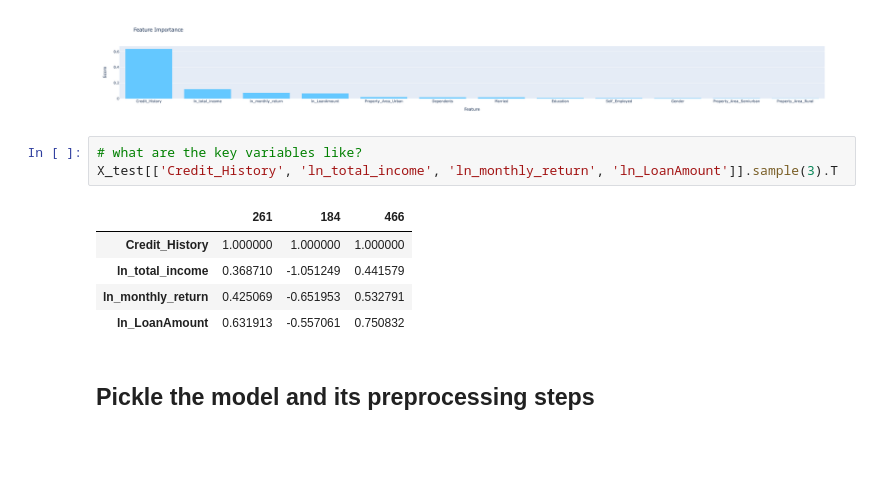
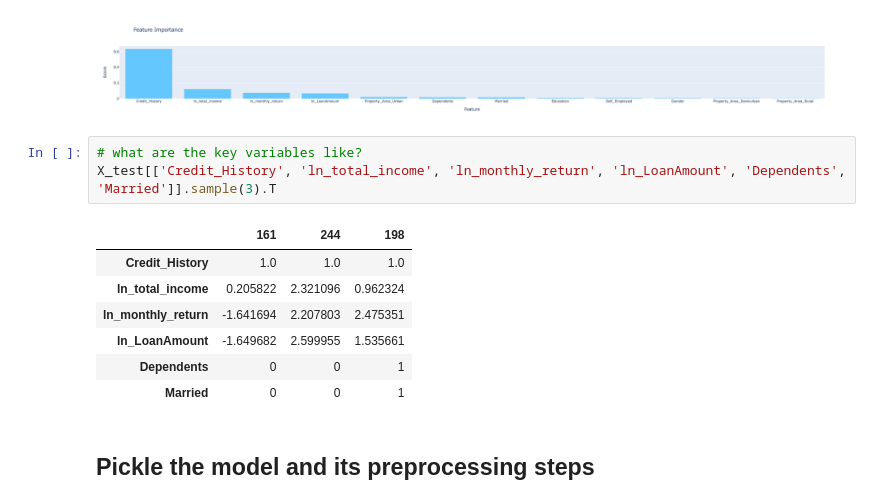
Before and after one commit to boat-33/504-mortgage-loans-predictor, a Jupyter notebook: analysis/mortgage-loans-model-building.ipynb, the cells around one changed output. Drawn from its saved outputs; the diff is of its cells as text; blank space fills up the shorter version.

```diff
--- a/analysis/mortgage-loans-model-building.ipynb
+++ b/analysis/mortgage-loans-model-building.ipynb
@@ -572,13 +615,15 @@ fig
 [figure]
 # %%
 # what are the key variables like?
-X_test[['Credit_History', 'ln_total_income', 'ln_monthly_return', 'ln_LoanAmount']].sample(3).T
+X_test[['Credit_History', 'ln_total_income', 'ln_monthly_return', 'ln_LoanAmount', 'Dependents', 'Married']].sample(3).T
 # %% [output]
-|  | 261 | 184 | 466 |
-| Credit_History | 1.000000 | 1.000000 | 1.000000 |
-| ln_total_income | 0.368710 | -1.051249 | 0.441579 |
-| ln_monthly_return | 0.425069 | -0.651953 | 0.532791 |
-| ln_LoanAmount | 0.631913 | -0.557061 | 0.750832 |
+|  | 161 | 244 | 198 |
+| Credit_History | 1.0 | 1.0 | 1.0 |
+| ln_total_income | 0.205822 | 2.321096 | 0.962324 |
+| ln_monthly_return | -1.641694 | 2.207803 | 2.475351 |
+| ln_LoanAmount | -1.649682 | 2.599955 | 1.535661 |
+| Dependents | 0 | 0 | 1 |
+| Married | 0 | 0 | 1 |
 # %% [markdown]
 ## Pickle the model and its preprocessing steps
 # %%
```
Also changed, not shown: parts of 18 cells of this notebook, 1 other file.
